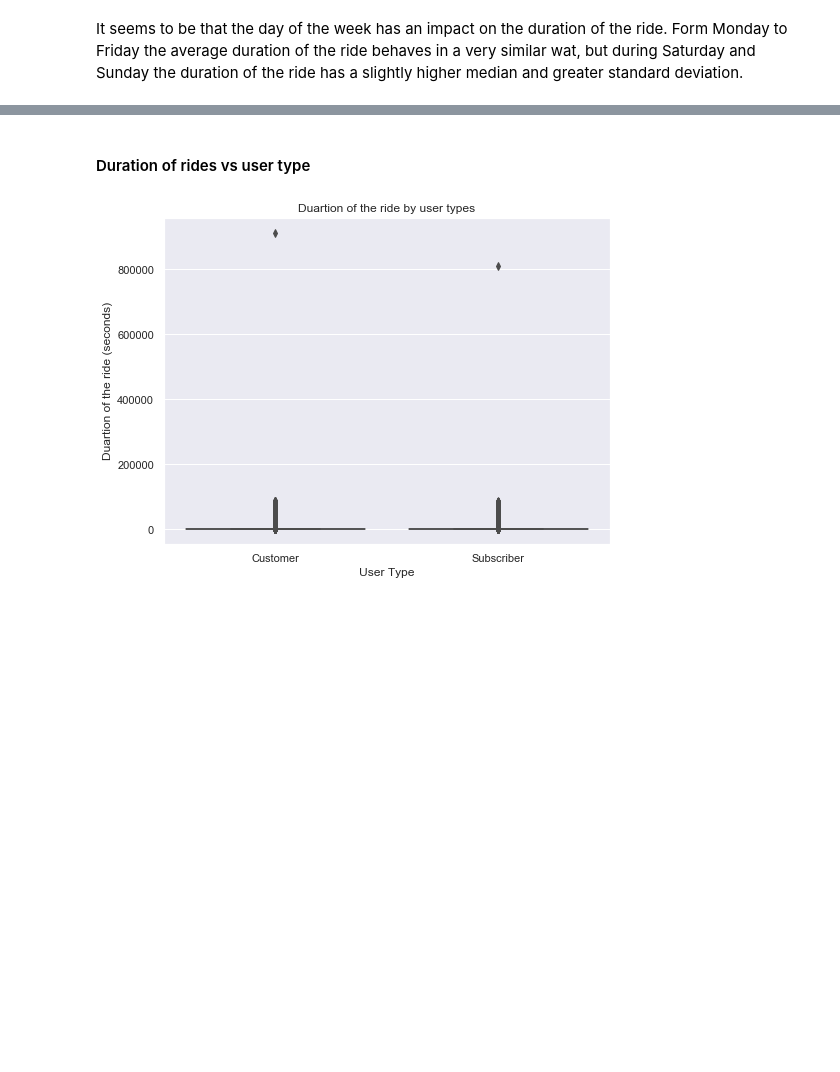
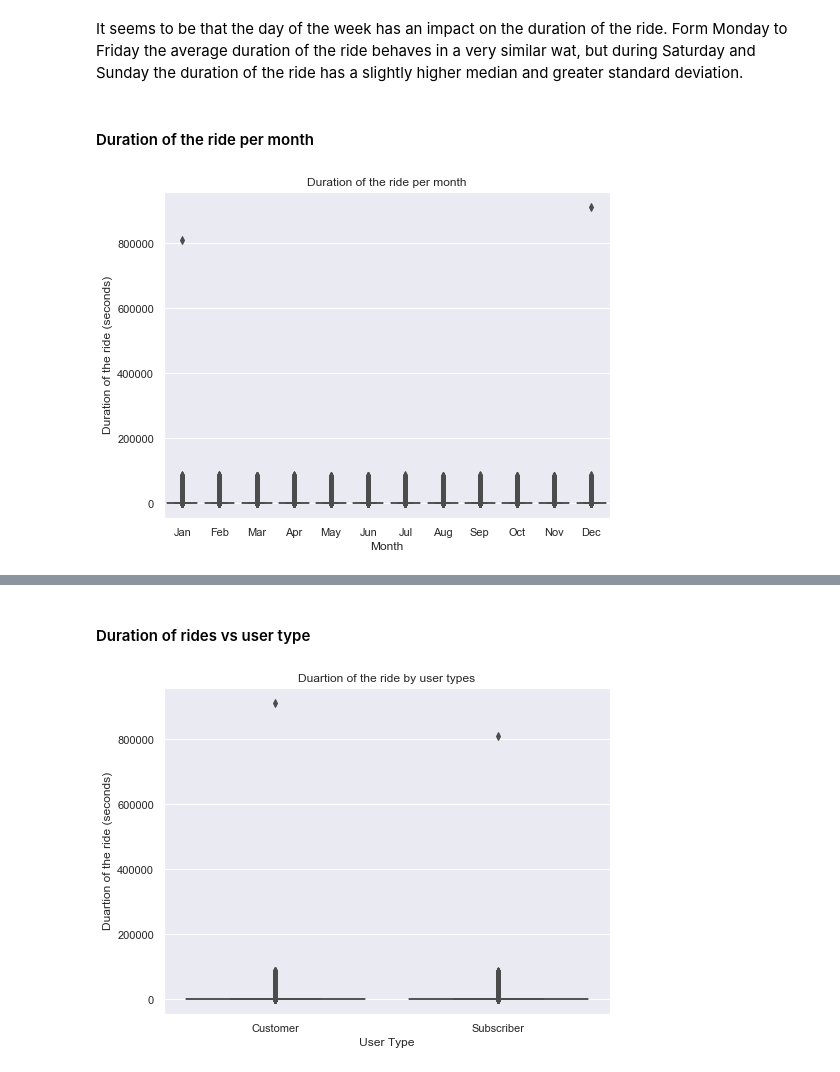
Before and after one commit to Victoriapm/GoBike-SystemData-Analysis, a Jupyter notebook: Data_exploration.ipynb, the cells around one changed output, grey strips where cells are left out. Saved outputs shown, nothing was run; the diff lists cells and outputs as text; code cells hidden in the pictures; blank space fills up the shorter version.

```diff
--- a/Data_exploration.ipynb
+++ b/Data_exploration.ipynb
@@ -384,2 +384,20 @@ plt.title("Duration of the ride across the weekdays");
 # %% [markdown]
 It seems to be that the day of the week has an impact on the duration of the ride. Form Monday to Friday the average duration of the ride behaves in a very similar wat, but during Saturday and Sunday the duration of the ride has a slightly higher median and greater standard deviation.
+# %% [markdown]
+#### Duration of the ride per month
+# %%
+#plot trip time across different days of the week
+base_color = sb.color_palette()[0]
+
+# replace the 0-12 numbers for the name of the months
+labels = ['Jan', 'Feb','Mar','Apr', 'May', 'Jun', 'Jul','Aug','Sep','Oct','Nov','Dec']
+
+ax = sb.boxplot(data = df, x = 'start_month', y = 'duration_sec', color = base_color);
+
+ax.set(xticks=range(12), xticklabels=labels)
+
+plt.xlabel("Month")
+plt.ylabel("Duration of the ride (seconds)")
+plt.title("Duration of the ride per month");
+# %% [output]
+[figure, added]
```
Also changed, not shown: parts of 62 cells of this notebook, 1 other file.
